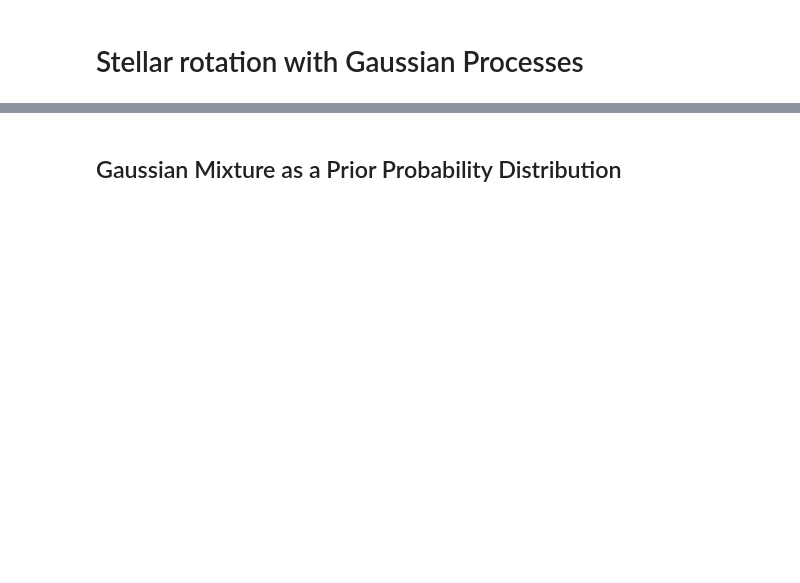
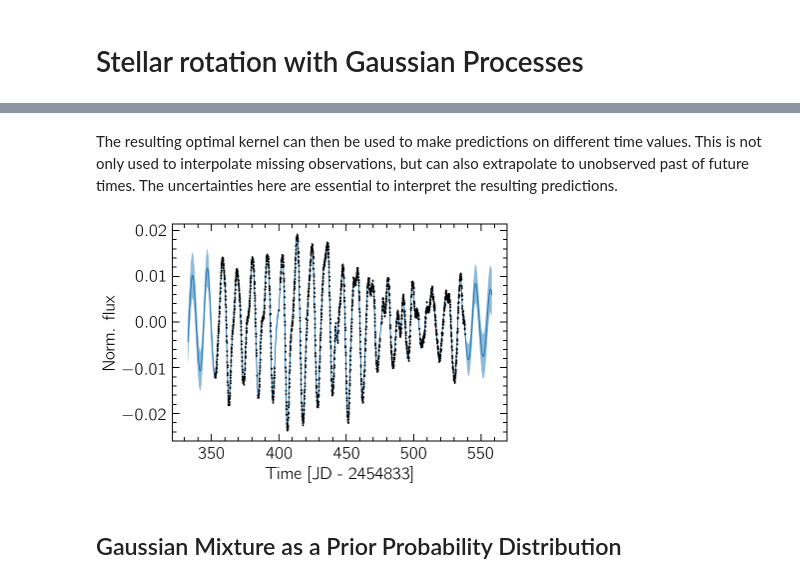
Before and after one commit to dioph/periodicity, a Jupyter notebook: docs/tutorials/fastgp.ipynb, the cells around one changed output, grey strips where cells are left out. Saved outputs shown, nothing was run; the diff lists cells and outputs as text; code cells hidden in the pictures; blank space fills up the shorter version.

```diff
--- a/docs/tutorials/fastgp.ipynb
+++ b/docs/tutorials/fastgp.ipynb
@@ -29,2 +67,15 @@ np.random.seed(42)
+# %% [markdown]
+The resulting optimal kernel can then be used to make predictions on different time values. This is not only used to interpolate missing observations, but can also extrapolate to unobserved past of future times. The uncertainties here are essential to interpret the resulting predictions.
+# %%
+tpred = np.linspace(model.t[0] - 20, model.t[-1] + 20, 1000)
+ypred, sd = model.get_prediction(tpred, opt_gp)
+
+plt.plot(tpred, ypred)
+plt.errorbar(time, flux, flux_err, fmt="k.", ms=2)
+plt.fill_between(tpred, ypred - sd, ypred + sd, alpha=0.5)
+plt.xlabel("Time [JD - 2454833]")
+plt.ylabel("Norm. flux");
+# %% [output]
+[figure, added]
 # %% [markdown]
 ## Gaussian Mixture as a Prior Probability Distribution
```
Also changed, not shown: parts of 29 cells of this notebook, 2 other files.
